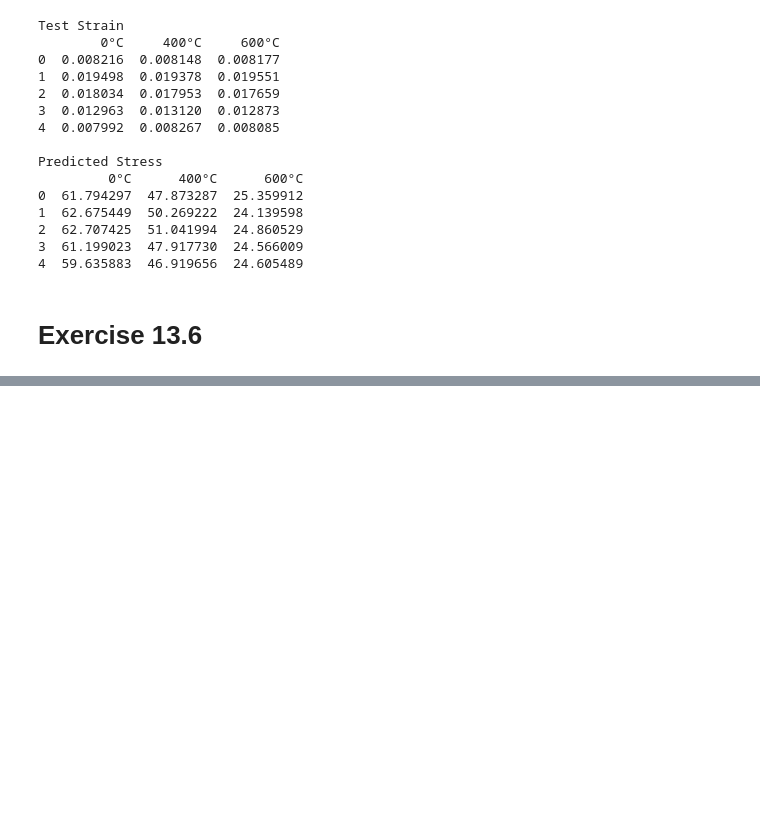
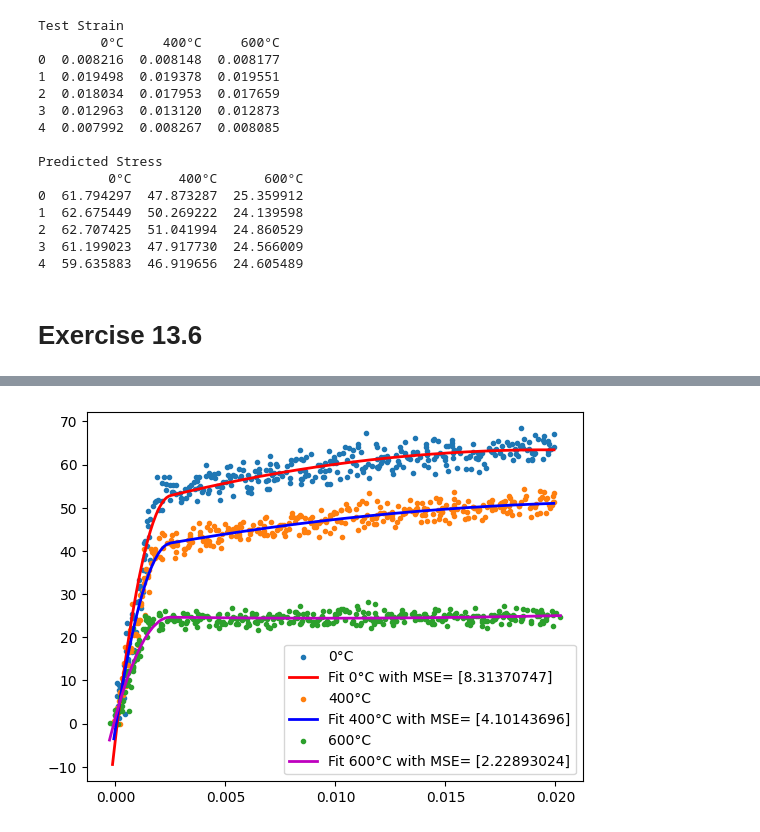
Before and after one commit to mta-phy/5820x, a Jupyter notebook: HWs/MSE5820X_HW_4_Ahmed.ipynb, the cells around one changed output, grey strips where cells are left out. Saved outputs shown, nothing was run; the diff lists cells and outputs as text; code cells hidden in the pictures; blank space fills up the shorter version.

```diff
--- a/HWs/MSE5820X_HW_4_Ahmed.ipynb
+++ b/HWs/MSE5820X_HW_4_Ahmed.ipynb
@@ -135,6 +136,7 @@ from sklearn.preprocessing import PolynomialFeatures
 from sklearn.linear_model import LinearRegression
 # %%
 # 1. LOAD DATA
-strain_df = pd.read_csv("strain.csv")
-stress_df = pd.read_csv("stress.csv")
-valid_cols = [c for c in strain_df.columns if not c.startswith('Unnamed')]
+strain = pd.read_csv("strain.csv")
+stress = pd.read_csv("stress.csv")
+strain = strain[[c for c in strain.columns if not c.startswith('Unnamed')]]
+stress = stress[[c for c in stress.columns if not c.startswith('Unnamed')]]
@@ -151,66 +145,20 @@ def find_yield_index(eps, sig):
 # %%
-# Initialize two tables: one for Strain (Inputs), one for Stress (Outputs)
-test_strain_table = pd.DataFrame()
-pred_stress_table = pd.DataFrame()
-accuracy_metrics = []
+# regression using quadratic spline
+# inner support point manually chosen to be at the yield point
+inner_support_points_x = [0.0025]
 
-print("--- Processing ML Predictions ---")
-
-for col in valid_cols:
-    # Prepare data
-    eps = strain_df[col].dropna().values
-    sig = stress_df[col].dropna().values
-
-    # Clean and Sort
-    mask = (eps > 0) & (sig > 0)
-    eps, sig = eps[mask], sig[mask]
-    idx_sort = np.argsort(eps)
-    eps, sig = eps[idx_sort], sig[idx_sort]
-
-    # SPLIT: 20% for testing
-    X_train, X_test, y_train, y_test = train_test_split(eps, sig, test_size=0.2, random_state=42)
-
-    # TRAIN: Sort training subset for physics detection
-    tr_s = np.argsort(X_train)
-    X_tr, y_tr = X_train[tr_s], y_train[tr_s]
-
-    # Ensure y_idx is safe (fixes the ydata error)
-    y_idx = find_yield_index(X_tr, y_tr)
-    if y_idx < 10: y_idx = 10
-    if y_idx > len(X_tr) - 10: y_idx = len(X_tr) - 10
-    threshold = X_tr[y_idx]
-
-    # 3. ML FITTING
-    try:
-        E_fit, _ = curve_fit(lambda x, E: E*x, X_tr[:y_idx], y_tr[:y_idx], p0=[200000])
-        p_fit, _ = curve_fit(lambda x, K, n: K*(x**n), X_tr[y_idx:], y_tr[y_idx:], p0=[max(y_tr), 0.2])
-
-        # 4. PREDICT: Apply learned physics to Test Strain (X_test)
-        y_pred = np.where(X_test < threshold,
-                          E_fit[0] * X_test,
-                          p_fit[0] * (X_test**p_fit[1]))
-
-        # Calculate R-squared
-        r2 = r2_score(y_test, y_pred)
-        accuracy_metrics.append({'Condition': col, 'R2_Score': r2})
-
-        # 5. FORMATTING: Store Strain and Stress separately
-        strain_col = pd.DataFrame({col: X_test}).reset_index(drop=True)
-        stress_col = pd.DataFrame({col: y_pred}).reset_index(drop=True)
-
-        test_strain_table = pd.concat([test_strain_table, strain_col], axis=1)
-        pred_stress_table = pd.concat([pred_stress_table, stress_col], axis=1)
+temp=[0,400,600]; c=["r","b","m"]
+for i in [0,1,2]:
+    idx=np.argsort(strain.values[:, i])
+    x=(strain.values[:, i][idx])
+    y=(stress.values[:, i][idx])
 
 
-    except Exception as e:
-        print(f"Error in {col}: {e}")
+    spl = LSQUnivariateSpline(x, y, inner_support_points_x, k=2)
+    MSE = ((y - spl(x))**2).sum() / y.shape
+    plt.scatter(x, y, marker='.', label=f'{temp[i]}°C')
+    plt.plot(x, spl(x), lw=2, c=c[i], label=f'Fit {temp[i]}°C with MSE= {MSE}')
 
-
-
-# 6. FINAL OUTPUT
-print("\n--- TEST STRAIN VALUES (INPUTS) ---")
-print(test_strain_table.head(5).to_string(index=False))
-
-print("\n--- ML PREDICTED STRESS (OUTPUTS) ---")
-print(pred_stress_table.head(5).to_string(index=False))
+plt.legend()
+plt.show()
 # %% [output]
@@ -233,0 +165 @@ print(pred_stress_table.head(5).to_string(index=False))
+[figure, added]
```
Also changed, not shown: parts of 9 cells of this notebook, 4 other files.
